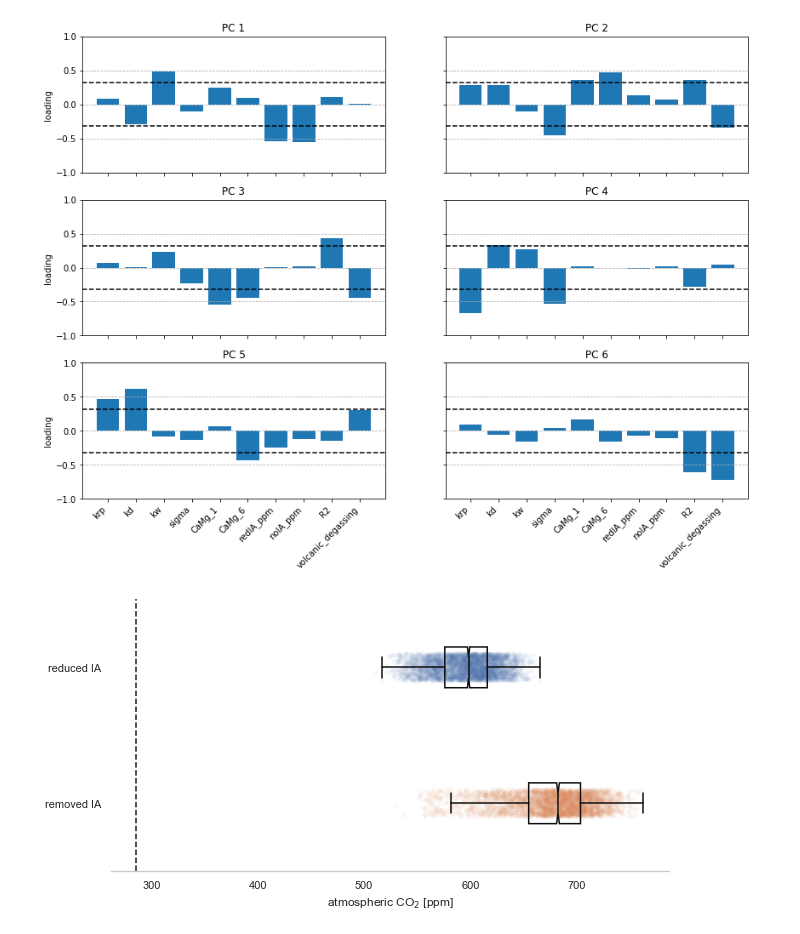
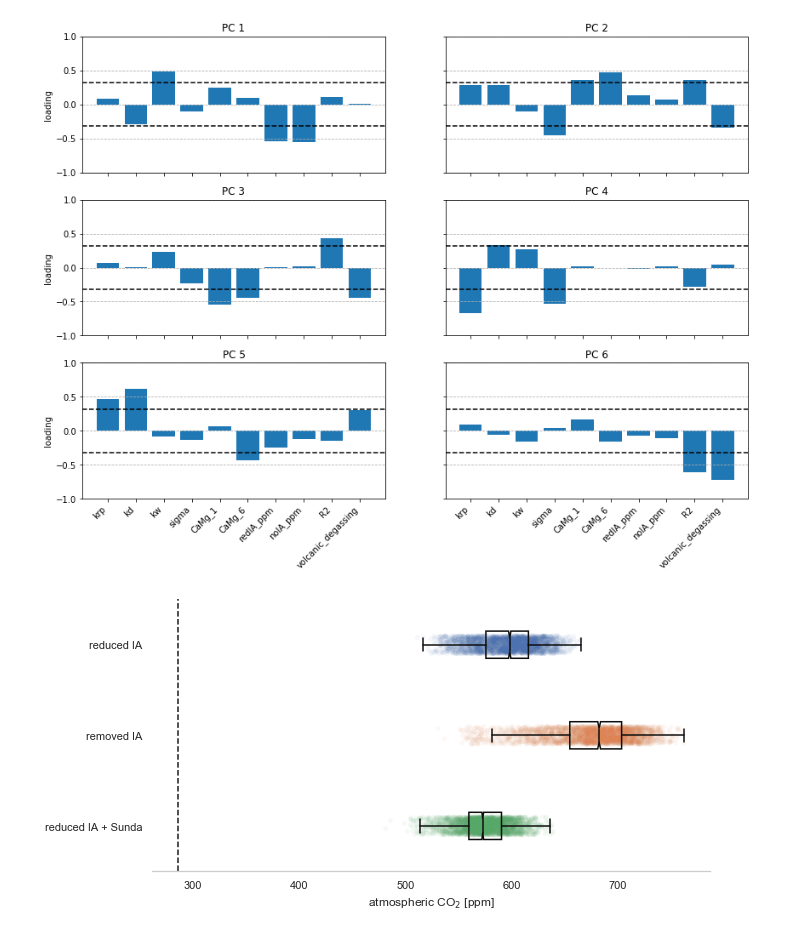
Before and after one commit to Swanson-Hysell-Group/GEOCLIM_Modern, a Jupyter notebook: Code/Notebooks/IA_scenario_analysis.ipynb, the cells around one changed output. Cells and saved outputs as stored; diff of their text form; code cells hidden in the pictures.

Commit message:
add redIAsunda to scenario analysis

```diff
--- a/Code/Notebooks/IA_scenario_analysis.ipynb
+++ b/Code/Notebooks/IA_scenario_analysis.ipynb
@@ -29,6 +29,7 @@ path = '/Users/yuempark/Downloads/modern_scenario_outputs/'
 ctrl_nc = Dataset(path+'DynSoil_Climate_CTRL_286ppm.nc')
 redIA_nc = Dataset(path+'DynSoil_Climate_redIA.nc')
 noIA_nc = Dataset(path+'DynSoil_Climate_noIA.nc')
+redIAsunda_nc = Dataset(path+'DynSoil_Climate_redIAsunda.nc')
 
 test_params = pd.read_csv('../Output/test_params.csv')
 # %%
@@ -262,29 +267,32 @@ sns_df_1 = pd.DataFrame({'ppm':redIA_nc.variables['atm_CO2_level'][:].data,
 sns_df_2 = pd.DataFrame({'ppm':noIA_nc.variables['atm_CO2_level'][:].data,
                          'scenario':['noIA']*len(noIA_nc.variables['atm_CO2_level'][:].data)})
 
-sns_df = pd.concat([sns_df_1,sns_df_2], ignore_index=True)
+sns_df_3 = pd.DataFrame({'ppm':redIAsunda_nc.variables['atm_CO2_level'][:].data,
+                         'scenario':['redIAsunda']*len(redIAsunda_nc.variables['atm_CO2_level'][:].data)})
+
+sns_df = pd.concat([sns_df_1,sns_df_2,sns_df_3], ignore_index=True)
 # %%
 sns.set(style="whitegrid")
 
 fig, ax = plt.subplots(figsize=(10,5))
 
 sns.stripplot(x='ppm', y='scenario', data=sns_df, dodge=True, jitter=True, alpha=0.05, zorder=-99)
 
 sns.boxplot(x='ppm', y='scenario', data=sns_df, color='k', fliersize=0, width=0.3, notch=True, zorder=99)
 
 for patch in ax.artists:
     r,g,b,a = patch.get_facecolor()
     patch.set_facecolor((0,0,0,0))
 
 ax.axvline(286, c='k', ls='--')
 
-ax.set_yticklabels(['reduced IA','removed IA'])
+ax.set_yticklabels(['reduced IA','removed IA','reduced IA + Sunda'])
 ax.set_ylabel('')
 ax.set_xlabel('atmospheric CO$_{2}$ [ppm]')
 
 ax.xaxis.grid(False)
 sns.despine(left=True)
 
 plt.show(fig)
 # %% [output]
-[figure, old version]
+[figure, new version]
```
Also changed, not shown: parts of 2 cells of this notebook.
